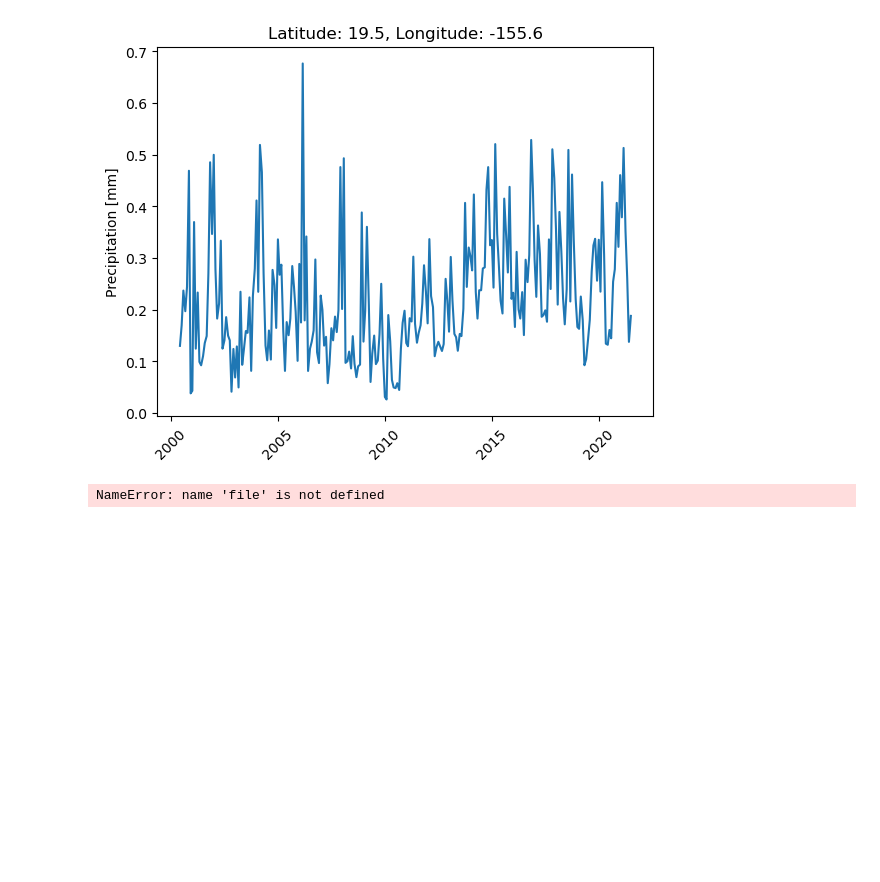
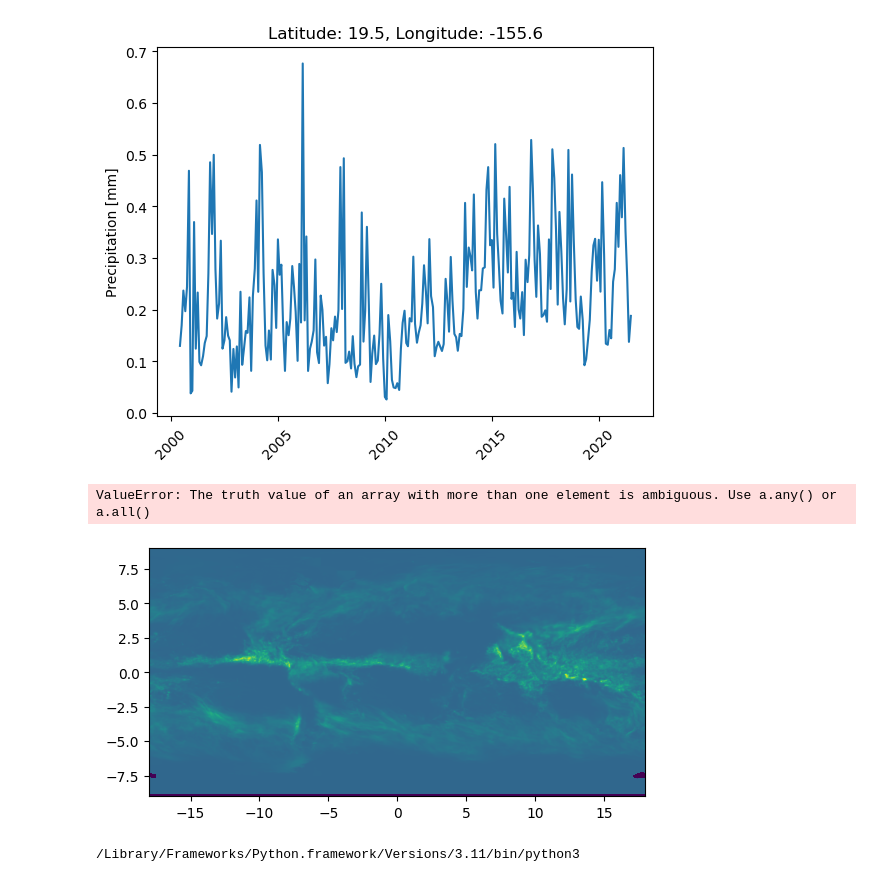
Before and after one commit to geodesymiami/rsmas_insar, a Jupyter notebook: minsar/utils/get_precipitation_lalo.ipynb, the cells around one changed output. Saved outputs shown, nothing was run; the diff lists cells and outputs as text; code cells hidden in the pictures; blank space fills up the shorter version.

```diff
--- a/minsar/utils/get_precipitation_lalo.ipynb
+++ b/minsar/utils/get_precipitation_lalo.ipynb
@@ -235,22 +235,36 @@ plt.show()
 # %%
 '''
 Example of global precipitations given by Nasa at: https://gpm.nasa.gov/data/tutorials
 '''
 
+import os
+from matplotlib import pyplot as plt
+import h5py
+import numpy as np
+
+file = '/Users/giacomo/onedrive/scratch/gpm_data/2000-06-01.HDF5'
+
 data = h5py.File(file,'r')
 precip = data['/Grid/precipitation'][:]
 precip = np.flip( precip[0,:,:].transpose(), axis=0 )
-plt.imshow( precip, vmin=-1, vmax=2, extent=[-180,180,-90,90] )
+plt.imshow( precip, vmin=-1, vmax=2, extent=[-18,18,-9,9] )
+
 
 # -- add a color bar
 cbar = plt.colorbar( )
 cbar.set_label('millimeters/hour')
 
-# -- display lat/lon grid lines
-for lon in np.arange(-90,90+1,90):
-  dummy = plt.plot( (lon,lon), (-90,+90), color="black", linewidth=1 )
+# # -- display lat/lon grid lines
+# for lon in np.arange(-90,90+1,90):
+#   dummy = plt.plot( (lon,lon), (-90,+90), color="black", linewidth=1 )
 
-for lat in np.arange(-60,60+1,30):
-  dummy = plt.plot( (-180,+180), (lat,lat), color="black", linewidth=1 )
+# for lat in np.arange(-60,60+1,30):
+#   dummy = plt.plot( (-180,+180), (lat,lat), color="black", linewidth=1 )
 # %% [output]
-NameError: name 'file' is not defined
+ValueError: The truth value of an array with more than one element is ambiguous. Use a.any() or a.all()
+[figure, added]
+# %%
+import sys
+print(sys.executable)
+# %% [output]
+/Library/Frameworks/Python.framework/Versions/3.11/bin/python3
```
Also changed, not shown: parts of 3 cells of this notebook, 8 other files.
